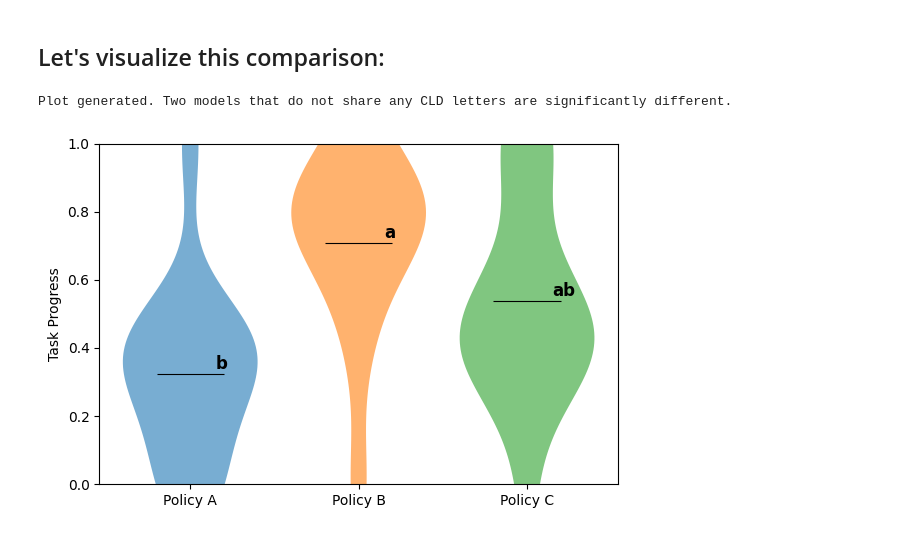
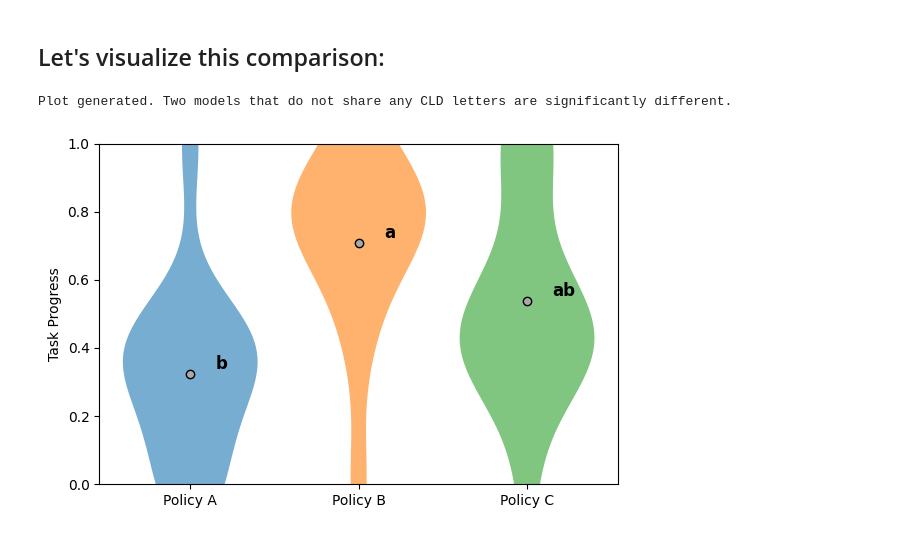
Before and after one commit to TRI-ML/sequentialized_barnard_tests, a Jupyter notebook: multi_policy_comparison_task_progress_example.ipynb, the cells around one changed output. Drawn from its saved outputs; the diff is of its cells as text; code cells hidden in the pictures.

Commit message:
Updated example notebooks to reflect changes in plotting function

```diff
--- a/multi_policy_comparison_task_progress_example.ipynb
+++ b/multi_policy_comparison_task_progress_example.ipynb
@@ -57,13 +57,15 @@ Not all models were separated with global confidence of 0.95. Models that share
 # %%
 plot_model_comparison(
     model_name_list,
     progress_array_list,
     cld_list,
     rng=np.random.default_rng(123), # For plotting violins
     mode="task_progress",
     progress_bins=progress_bins,
+    use_raw_progress_distributions=True,
+    show_empirical_means=True,
 )
 print("Plot generated. Two models that do not share any CLD letters are significantly different.")
 # %% [output]
 Plot generated. Two models that do not share any CLD letters are significantly different.
-[figure, old version]
+[figure, new version]
```
Also changed, not shown: 1 other file.
